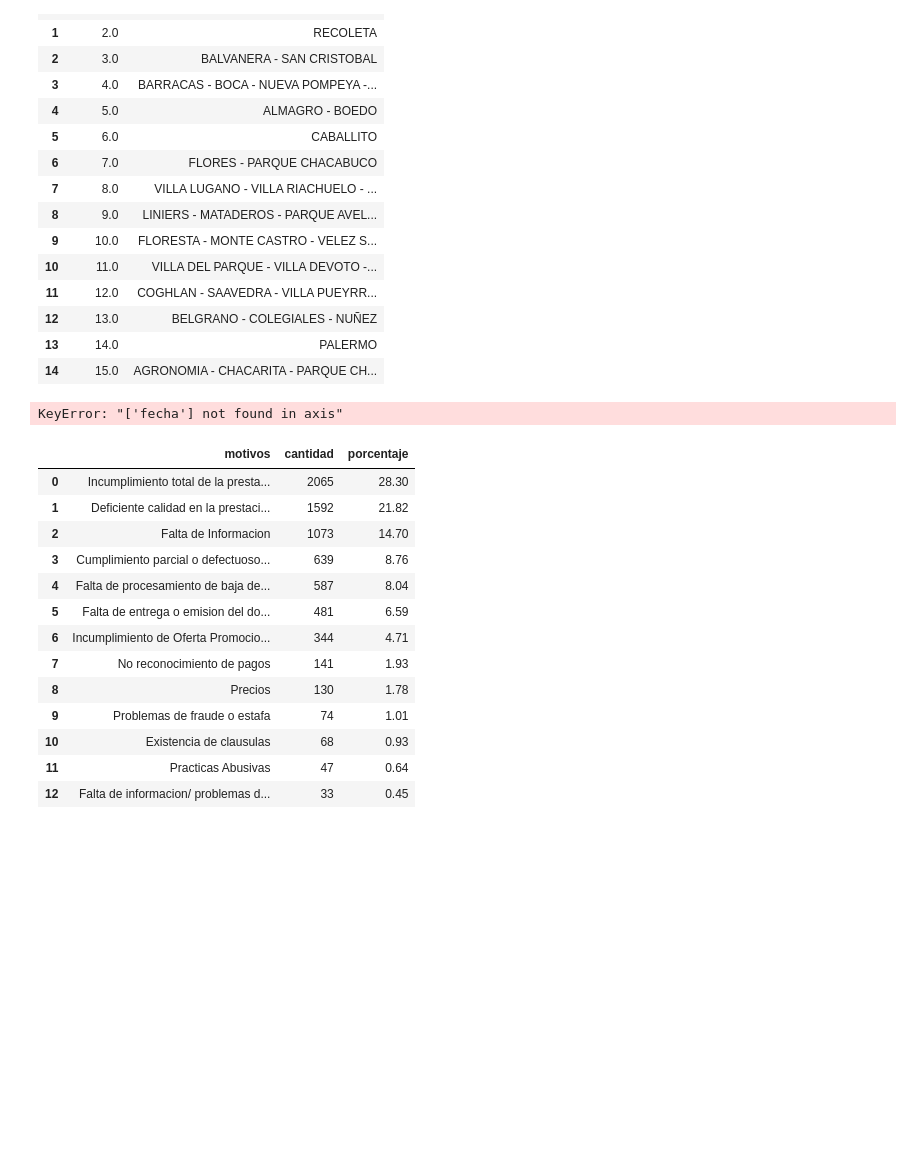
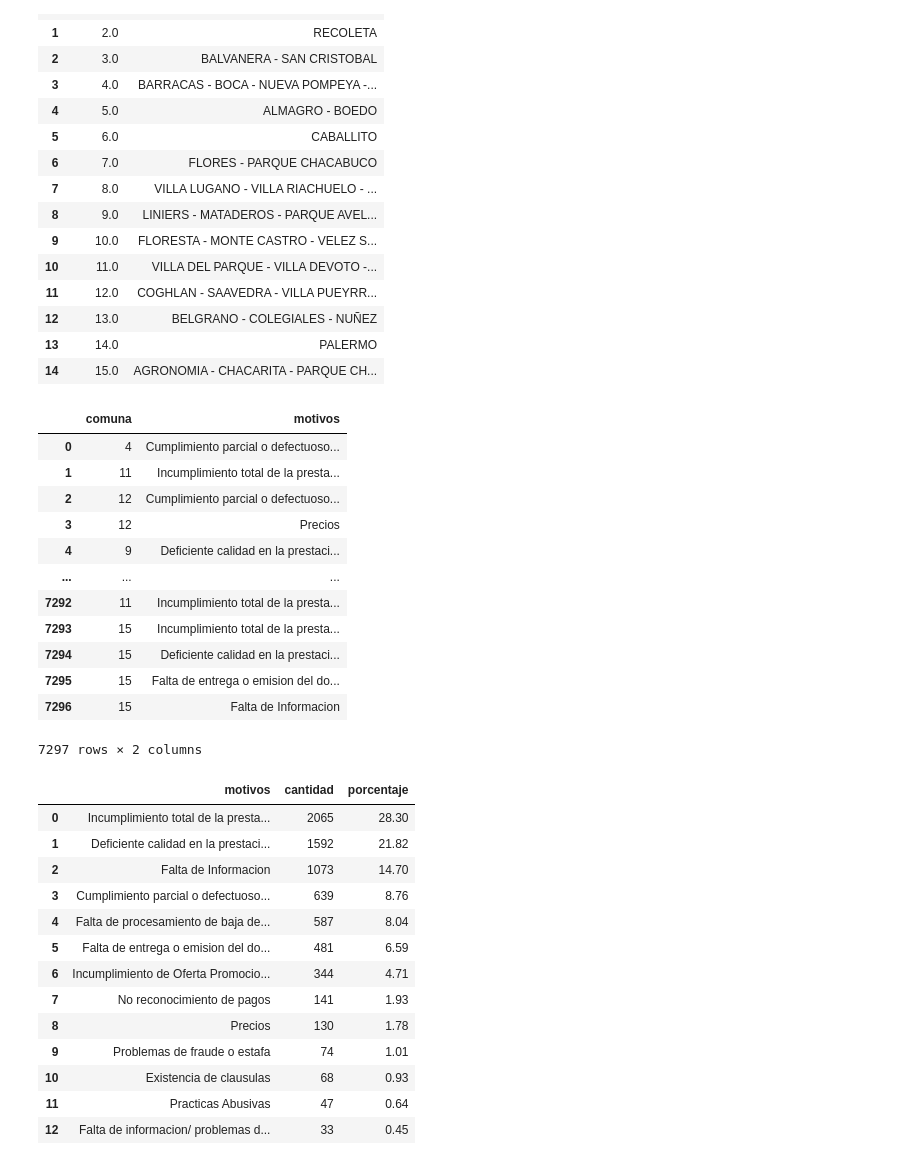
Before and after one commit to romenter/analisis-denuncias-sc, a Jupyter notebook: main.ipynb, the cells around one changed output. Saved outputs shown, nothing was run; the diff lists cells and outputs as text; code cells hidden in the pictures; blank space fills up the shorter version.

```diff
--- a/main.ipynb
+++ b/main.ipynb
@@ -523,23 +520,35 @@ comunas_barrios_df
 # %%
 # ------------------ ANALISIS de SERVICIOS DE COMUNICACIONES ------------------------
 # ------------------ Normalizacion de categoria en el rubro SERVICIOS DE COMUNICACIONES ---------------------------
 
 # ---------------- Importamos excel de poblacion por comuna -----------------------
 population_file = pd.read_excel('./data/gcba_pob_comunas_17.xlsx',
     names=['comuna','poblacion'])
 
 
 
 # eliminamos columna 'fecha' y filtramos unicamente los 'servicios de comunicacion'
-only_service = df.drop(columns='fecha')
+only_service = df
 only_service_located = only_service['rubro'] == 'Servicios de comunicaciones'
 
 # creamos una nueva tabla con todas las demas columnas que se relacionen a los servicios de comunicacion
 only_service = only_service[only_service_located].reset_index().drop(columns=['index','denuncias_id','rubro'])
 
 only_service
 # %% [output]
+|  | comuna | motivos |
+| 0 | 4 | Cumplimiento parcial o defectuoso... |
+| 1 | 11 | Incumplimiento total de la presta... |
+| 2 | 12 | Cumplimiento parcial o defectuoso... |
+| 3 | 12 | Precios |
+| 4 | 9 | Deficiente calidad en la prestaci... |
+| ... | ... | ... |
+| 7292 | 11 | Incumplimiento total de la presta... |
+| 7293 | 15 | Incumplimiento total de la presta... |
+| 7294 | 15 | Deficiente calidad en la prestaci... |
+| 7295 | 15 | Falta de entrega o emision del do... |
+| 7296 | 15 | Falta de Informacion |
-KeyError: "['fecha'] not found in axis"
+7297 rows × 2 columns
 # %%
 # Creamos una tabla de los motivos del rubro servicios
 tabla_motivos = only_service['motivos'].value_counts().reset_index()
```
Also changed, not shown: parts of 3 cells of this notebook.
